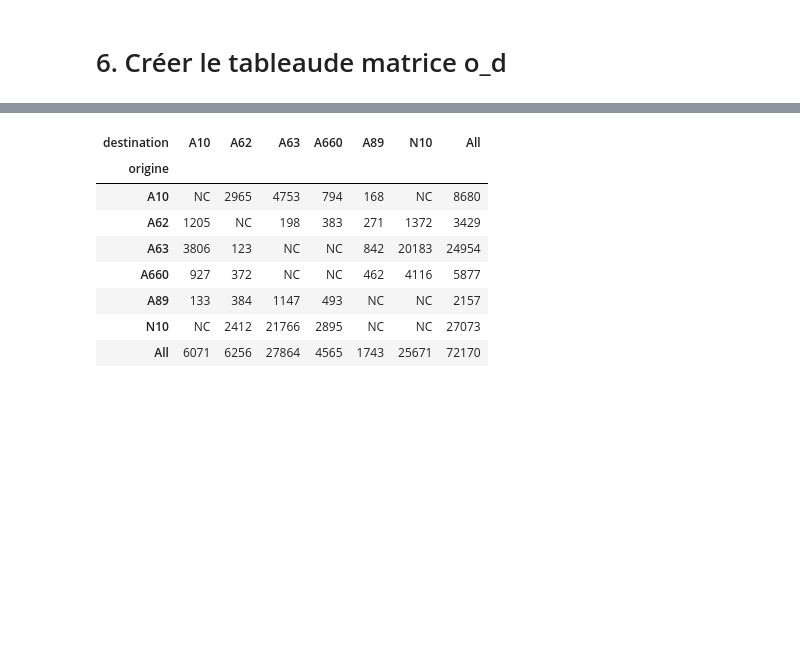
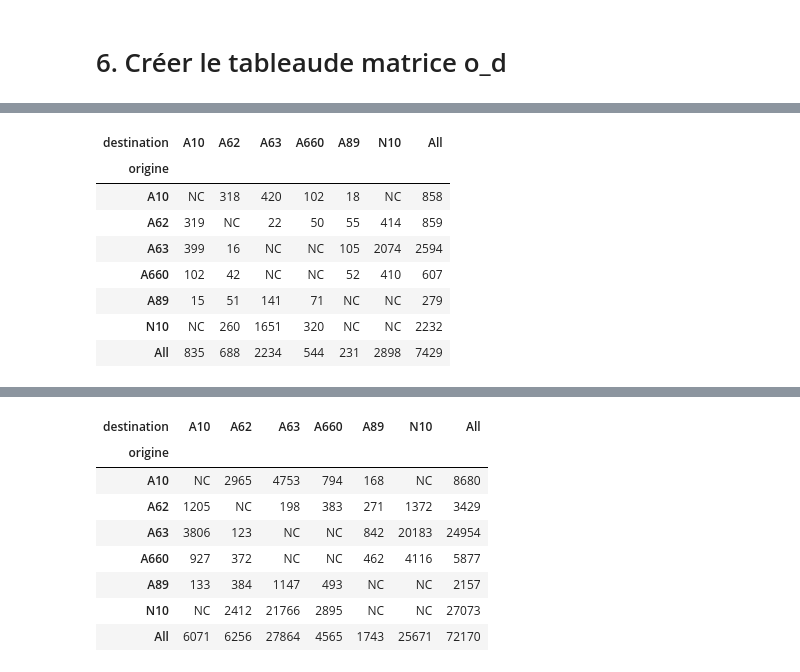
Before and after one commit to nantodevison/lapi, a Jupyter notebook: Carto_Lapi/Analyse/Donnees_postraitees.ipynb, the cells around one changed output, grey strips where cells are left out. Cells and saved outputs as stored; diff of their text form; code cells hidden in the pictures; blank space fills up the shorter version.

```diff
--- a/Carto_Lapi/Analyse/Donnees_postraitees.ipynb
+++ b/Carto_Lapi/Analyse/Donnees_postraitees.ipynb
@@ -200,0 +245,13 @@ pd.pivot_table(dico_od_final,values='l', index='origine', columns='destination',
+# %%
+pivot_od_marge15_jo_j=pivot_od_marge15_jo.applymap(lambda x : round(x/16) if (isinstance(x,float) or isinstance(x,int)) else 'NC')
+pivot_od_marge15_jo_j
+# %% [output]
+| destination | A10 | A62 | A63 | A660 | A89 | N10 | All |
+| origine |  |  |  |  |  |  |  |
+| A10 | NC | 318 | 420 | 102 | 18 | NC | 858 |
+| A62 | 319 | NC | 22 | 50 | 55 | 414 | 859 |
+| A63 | 399 | 16 | NC | NC | 105 | 2074 | 2594 |
+| A660 | 102 | 42 | NC | NC | 52 | 410 | 607 |
+| A89 | 15 | 51 | 141 | 71 | NC | NC | 279 |
+| N10 | NC | 260 | 1651 | 320 | NC | NC | 2232 |
+| All | 835 | 688 | 2234 | 544 | 231 | 2898 | 7429 |
```
Also changed, not shown: parts of 40 cells of this notebook, 1 other file.
